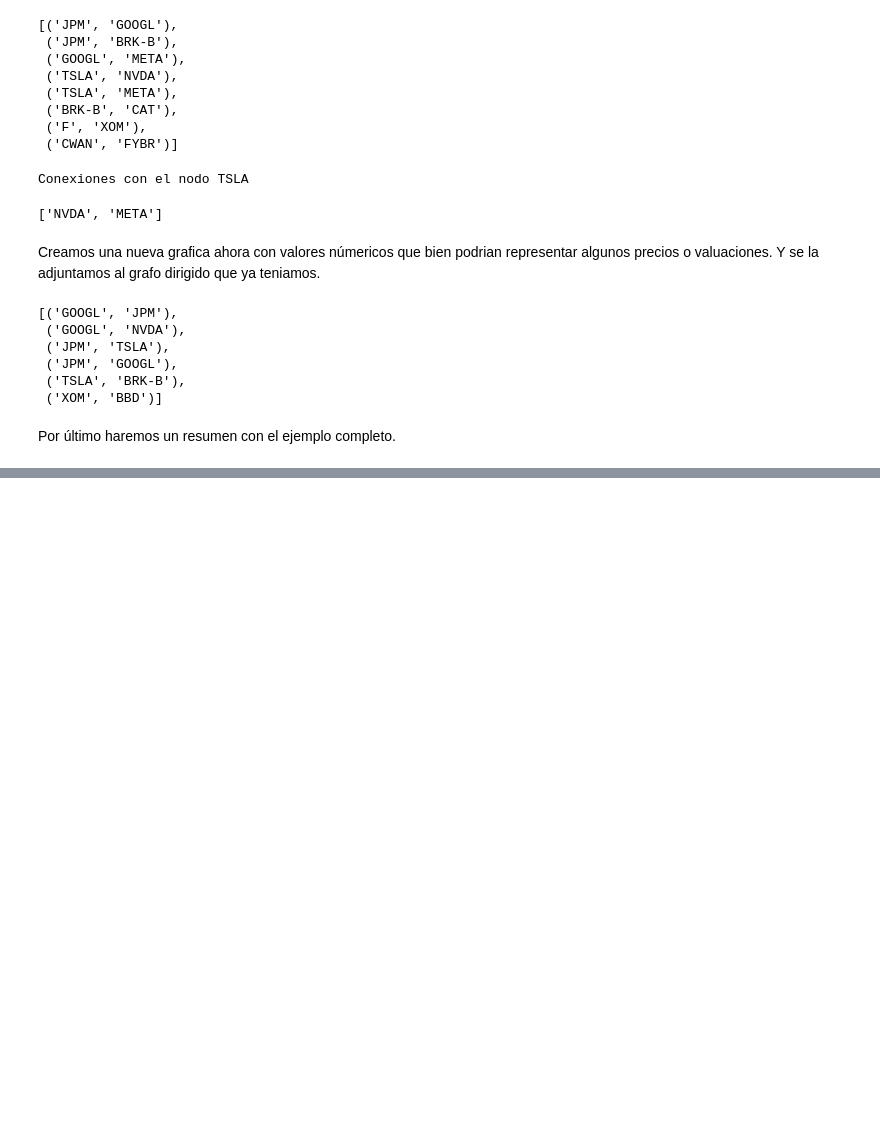
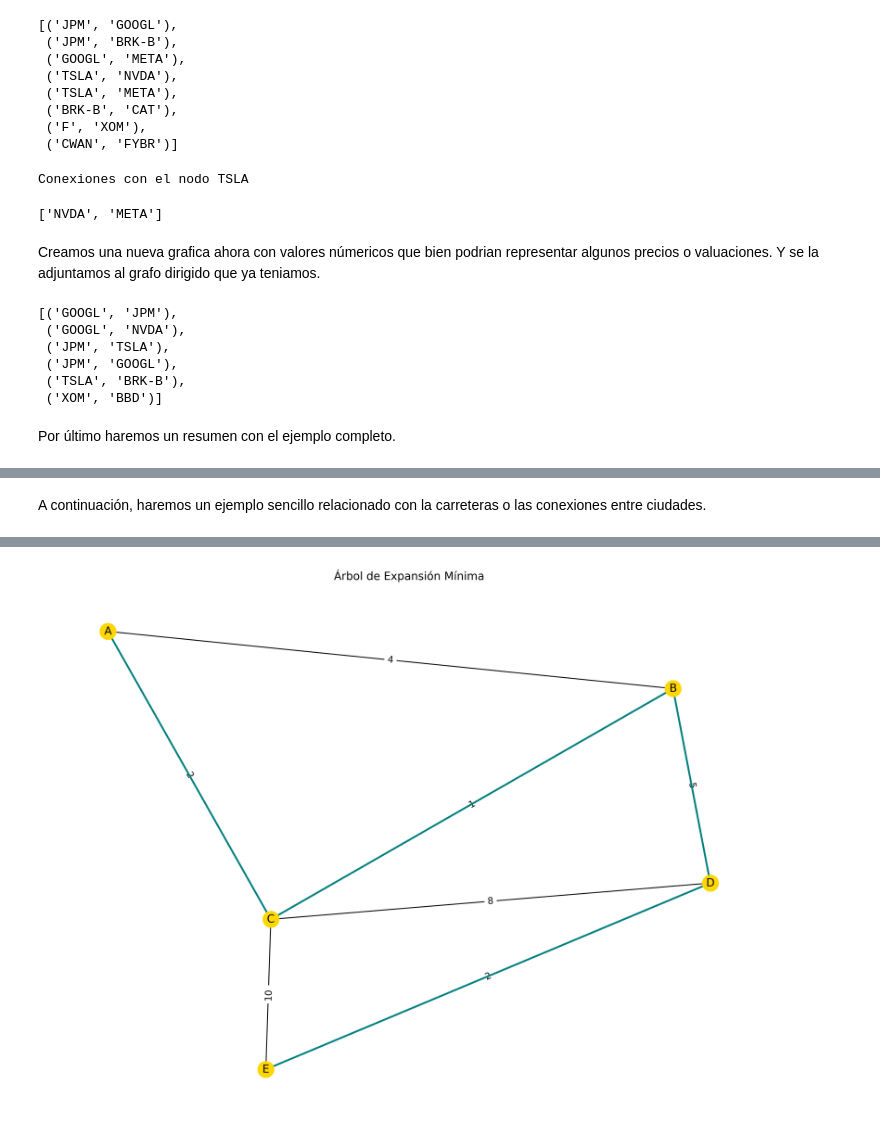
Before and after one commit to Yoyo1505/Noriega-Zaldiavr-Jorge-Armando_INV_OPS, a Jupyter notebook: NetworkX_Tutorial.ipynb, the cells around one changed output, grey strips where cells are left out. Cells and saved outputs as stored; diff of their text form; code cells hidden in the pictures; blank space fills up the shorter version.

```diff
--- a/NetworkX_Tutorial.ipynb
+++ b/NetworkX_Tutorial.ipynb
@@ -371,0 +384,75 @@ Longitud del camino más corto: 0.7
+# %% [markdown]
+A continuación, haremos un ejemplo sencillo relacionado con la carreteras o las conexiones entre ciudades.
+# %%
+# Lista de nombres de ciudades
+ciudades = ["CDMX", "Monterrey", "Chihuahua", "Guadalajara", "Acapulco"]
+# Lista de carreteras disponibles entre ciudades.
+# Cada tupla representa: (costo, índice ciudad1, índice ciudad2)
+carreteras = [
+    (4, 0, 1),   # CDMX - Monterrey
+    (2, 0, 2),   # CDMX - Chihuahua
+    (5, 1, 2),   # Monterrey - Chihuahua
+    (10, 1, 3),  # Monterrey - Guadalajara
+    (3, 2, 3),   # Chihuahua - Guadalajara
+    (7, 2, 4),   # Chihuahua - Acapulco
+    (8, 3, 4)    # Guadalajara - Acapulco
+]
+
+# Cada ciudad comienza como su propio grupo (para verificar la exitencia de ciclos)
+origen = list(range(len(ciudades)))
+
+# Función para encontrar raíz del grupo de una ciudad
+def encontrar(ciudad):
+    while origen[ciudad] != ciudad:
+        ciudad = origen[ciudad]  # Seguimos el camino hasta encontrar la raíz
+    return ciudad
+
+# Función para unir dos grupos si no están ya conectados
+def unir(ciudad1, ciudad2):
+    raiz1 = encontrar(ciudad1)
+    raiz2 = encontrar(ciudad2)
+    if raiz1 != raiz2:
+        origen[raiz2] = raiz1  # Unimos los grupos
+        return True  # Se pudo unir sin formar ciclo
+    return False  # Ya estaban conectados, formarían ciclo
+
+# Ordenamos las carreteras por costo ascendente
+carreteras.sort()
+
+# Variables para guardar el resultado final
+total = 0  # Costo total del árbol de expansión mínima
+resultado = []  # Lista de carreteras seleccionadas
+
+# Recorremos las carreteras más baratas primero
+for costo, c1, c2 in carreteras:
+    if unir(c1, c2):  # Si no forma ciclo, la añadimos
+        resultado.append((ciudades[c1], ciudades[c2], costo))
+        total += costo  # Sumamos el costo
+
+# Mostramos las carreteras seleccionadas
+print("Carreteras construidas en el árbol de expansión mínima:")
+for c1, c2, costo in resultado:
+    print(f"{c1} - {c2} (Costo: {costo})")
+
+# Mostramos el costo total mínimo
+print(f"\nCosto total mínimo: {total}")
+
+G = nx.Graph()
+G.add_weighted_edges_from([
+    ("A", "B", 4), ("A", "C", 2), ("B", "C", 1),
+    ("B", "D", 5), ("C", "D", 8), ("C", "E", 10), ("D", "E", 2)
+])
+
+# Calcular MST
+mst = nx.minimum_spanning_tree(G, weight='weight')
+print("Aristas en el MST:", list(mst.edges(data=True)))
+
+# Dibujar
+pos = nx.spring_layout(G, seed=42)
+plt.figure(figsize=(11,8),dpi=350)
+nx.draw(G, pos, with_labels=True, node_color="gold")
+nx.draw_networkx_edge_labels(G, pos, edge_labels=nx.get_edge_attributes(G,"weight"))
+nx.draw_networkx_edges(G, pos, edgelist=mst.edges(), width=2, edge_color="teal")
+plt.title("Árbol de Expansión Mínima")
+plt.show()
+# %% [output]
@@ -371,0 +467 @@ Longitud del camino más corto: 0.7
+[figure, added]
```
Also changed, not shown: parts of 9 cells of this notebook.
